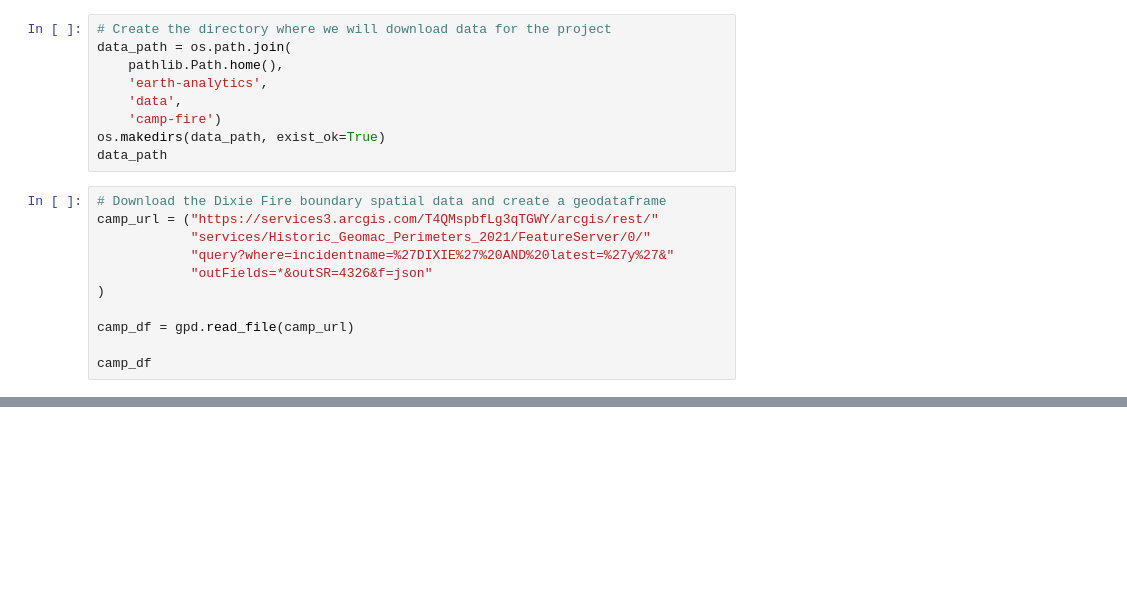
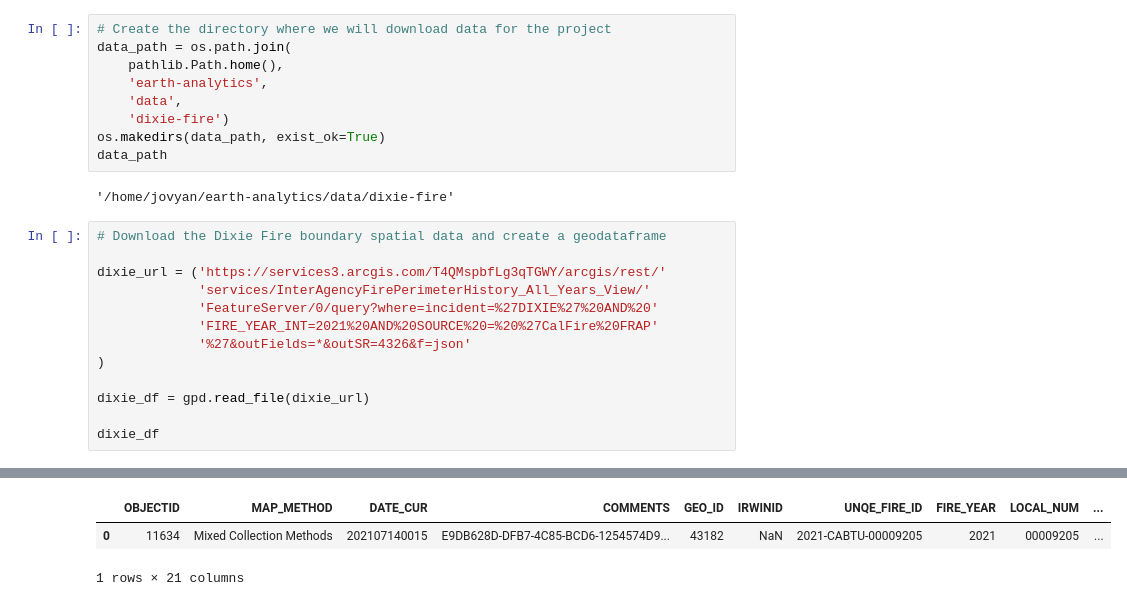
Before and after one commit to peterkobylarz/peterkobylarz.github.io, a Jupyter notebook: Notebooks/DixieFire_NDVI.ipynb, the cells around one changed output, grey strips where cells are left out. Drawn from its saved outputs; the diff is of its cells as text; blank space fills up the shorter version.

Commit message:
updates to dixie fire project

```diff
--- a/Notebooks/DixieFire_NDVI.ipynb
+++ b/Notebooks/DixieFire_NDVI.ipynb
@@ -28,18 +29,22 @@ data_path = os.path.join(
     pathlib.Path.home(),
     'earth-analytics',
     'data',
-    'camp-fire')
+    'dixie-fire')
 os.makedirs(data_path, exist_ok=True)
 data_path
+# %% [output]
+'/home/jovyan/earth-analytics/data/dixie-fire'
 # %%
 # Download the Dixie Fire boundary spatial data and create a geodataframe
-camp_url = ("https://services3.arcgis.com/T4QMspbfLg3qTGWY/arcgis/rest/"
-            "services/Historic_Geomac_Perimeters_2021/FeatureServer/0/"
-            "query?where=incidentname=%27DIXIE%27%20AND%20latest=%27y%27&"
-            "outFields=*&outSR=4326&f=json"
+
+dixie_url = ('https://services3.arcgis.com/T4QMspbfLg3qTGWY/arcgis/rest/'
+             'services/InterAgencyFirePerimeterHistory_All_Years_View/'
+             'FeatureServer/0/query?where=incident=%27DIXIE%27%20AND%20'
+             'FIRE_YEAR_INT=2021%20AND%20SOURCE%20=%20%27CalFire%20FRAP'
+             '%27&outFields=*&outSR=4326&f=json'
 )
 
-camp_df = gpd.read_file(camp_url)
+dixie_df = gpd.read_file(dixie_url)
 
-camp_df
+dixie_df
 # %% [output]
@@ -46,0 +52,3 @@ NameError: name 'gpd' is not defined
+|  | OBJECTID | MAP_METHOD | DATE_CUR | COMMENTS | GEO_ID | IRWINID | UNQE_FIRE_ID | FIRE_YEAR | LOCAL_NUM | ... |
+| 0 | 11634 | Mixed Collection Methods | 202107140015 | E9DB628D-DFB7-4C85-BCD6-1254574D9... | 43182 | NaN | 2021-CABTU-00009205 | 2021 | 00009205 | ... |
+1 rows × 21 columns
```
Also changed, not shown: parts of 5 cells of this notebook.
